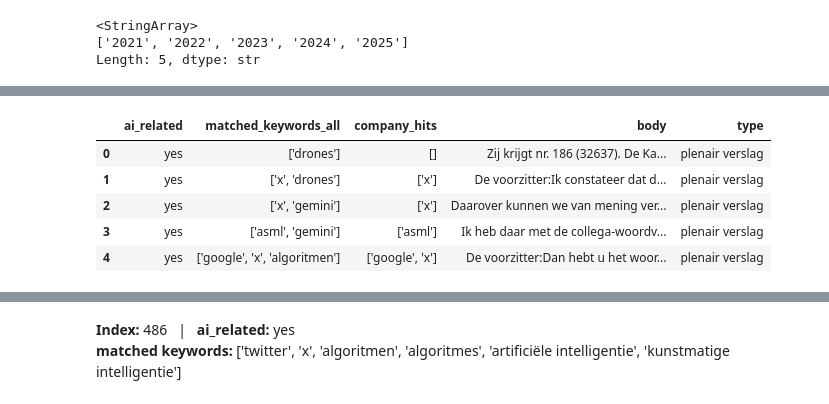
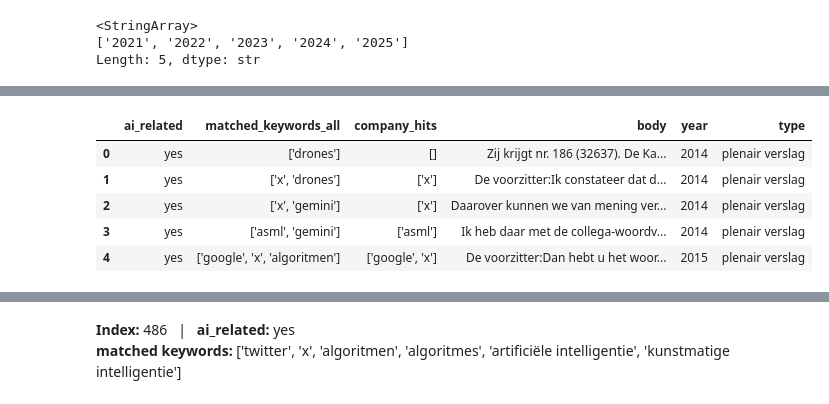
Before and after one commit to jolyeline/HUMAN, a Jupyter notebook: tweede_kamer/02_combining+cleaning.ipynb, the cells around one changed output, grey strips where cells are left out. Drawn from its saved outputs; the diff is of its cells as text; code cells hidden in the pictures.

```diff
--- a/tweede_kamer/02_combining+cleaning.ipynb
+++ b/tweede_kamer/02_combining+cleaning.ipynb
@@ -94,33 +105,31 @@ Length: 5, dtype: str
 # %%
 plenaire_verslagen = pd.read_csv(r"C:\Users\joly-\Github\HUMAN\tweede_kamer\scraping_plen_ver\plenaire_verslagen_classified.csv", index_col=0)
+
+# extract year from filename index before it gets dropped
+# .values strips the mismatched RangeIndex so pandas doesn't align by label
+plenaire_verslagen["year"] = plenaire_verslagen.index.str.extract(r'detail-(\d{4})-\d{4}')[0].values
 
 plenaire_verslagen = plenaire_verslagen.reset_index(drop=True)
 
 # drop columns
 plenaire_verslagen.drop(['matched_keywords_title', 'matched_keywords_body', 'n_hits_title_total', 'n_hits_body_total'], axis=1, inplace=True)
 
-# # # rename column matched keywords
-# # plenaire_verslagen = plenaire_verslagen.rename(columns={"matched_keywords_all": "matched_keywords"})
-
 plenaire_verslagen['type'] = 'plenair verslag'
-
-
-
 
 # plenaire_verslagen = plenaire_verslagen.rename(columns={"filename": "title"} )
 plenaire_verslagen = plenaire_verslagen.rename(columns={"relevant_text": "body"})
 
-# # plenaire_verslagen["year"] = plenaire_verslagen["title"].str.extract(r"(\d{4})")
+# plenaire_verslagen["year"] = plenaire_verslagen["title"].str.extract(r"(\d{4})")
 plenaire_verslagen["body"] = plenaire_verslagen["body"].apply(deduplicate_block)
 
 plenaire_verslagen.head()
 # %% [output]
-|  | ai_related | matched_keywords_all | company_hits | body | type |
-| 0 | yes | ['drones'] | [] | Zij krijgt nr. 186 (32637). De Ka... | plenair verslag |
-| 1 | yes | ['x', 'drones'] | ['x'] | De voorzitter:Ik constateer dat d... | plenair verslag |
-| 2 | yes | ['x', 'gemini'] | ['x'] | Daarover kunnen we van mening ver... | plenair verslag |
-| 3 | yes | ['asml', 'gemini'] | ['asml'] | Ik heb daar met de collega-woordv... | plenair verslag |
-| 4 | yes | ['google', 'x', 'algoritmen'] | ['google', 'x'] | De voorzitter:Dan hebt u het woor... | plenair verslag |
+|  | ai_related | matched_keywords_all | company_hits | body | year | type |
+| 0 | yes | ['drones'] | [] | Zij krijgt nr. 186 (32637). De Ka... | 2014 | plenair verslag |
+| 1 | yes | ['x', 'drones'] | ['x'] | De voorzitter:Ik constateer dat d... | 2014 | plenair verslag |
+| 2 | yes | ['x', 'gemini'] | ['x'] | Daarover kunnen we van mening ver... | 2014 | plenair verslag |
+| 3 | yes | ['asml', 'gemini'] | ['asml'] | Ik heb daar met de collega-woordv... | 2014 | plenair verslag |
+| 4 | yes | ['google', 'x', 'algoritmen'] | ['google', 'x'] | De voorzitter:Dan hebt u het woor... | 2015 | plenair verslag |
 # %%
 # combine dataframes
 tweede_kamer_data = pd.concat([beleidsstukken, vergaderstukken, plenaire_verslagen], ignore_index=True)
```
Also changed, not shown: parts of 3 cells of this notebook, 48 other files.
